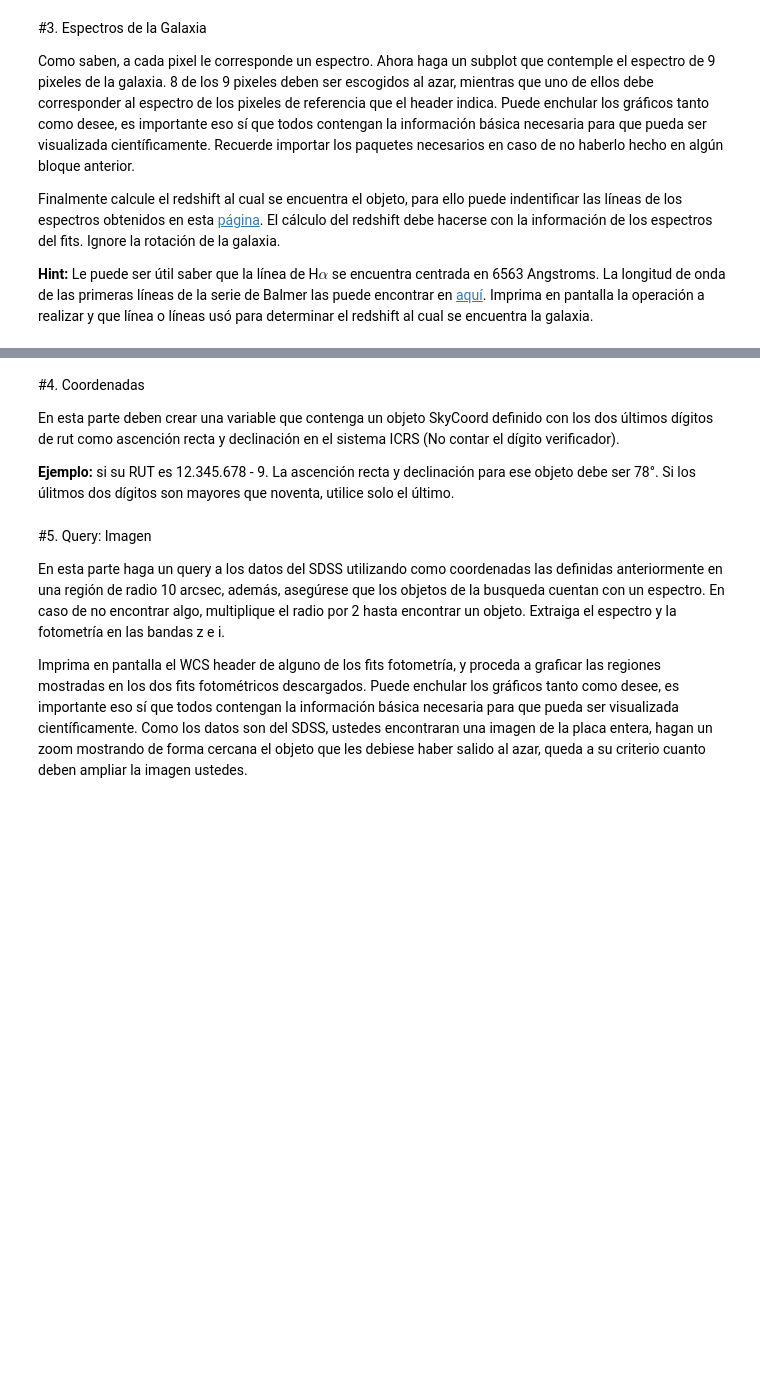
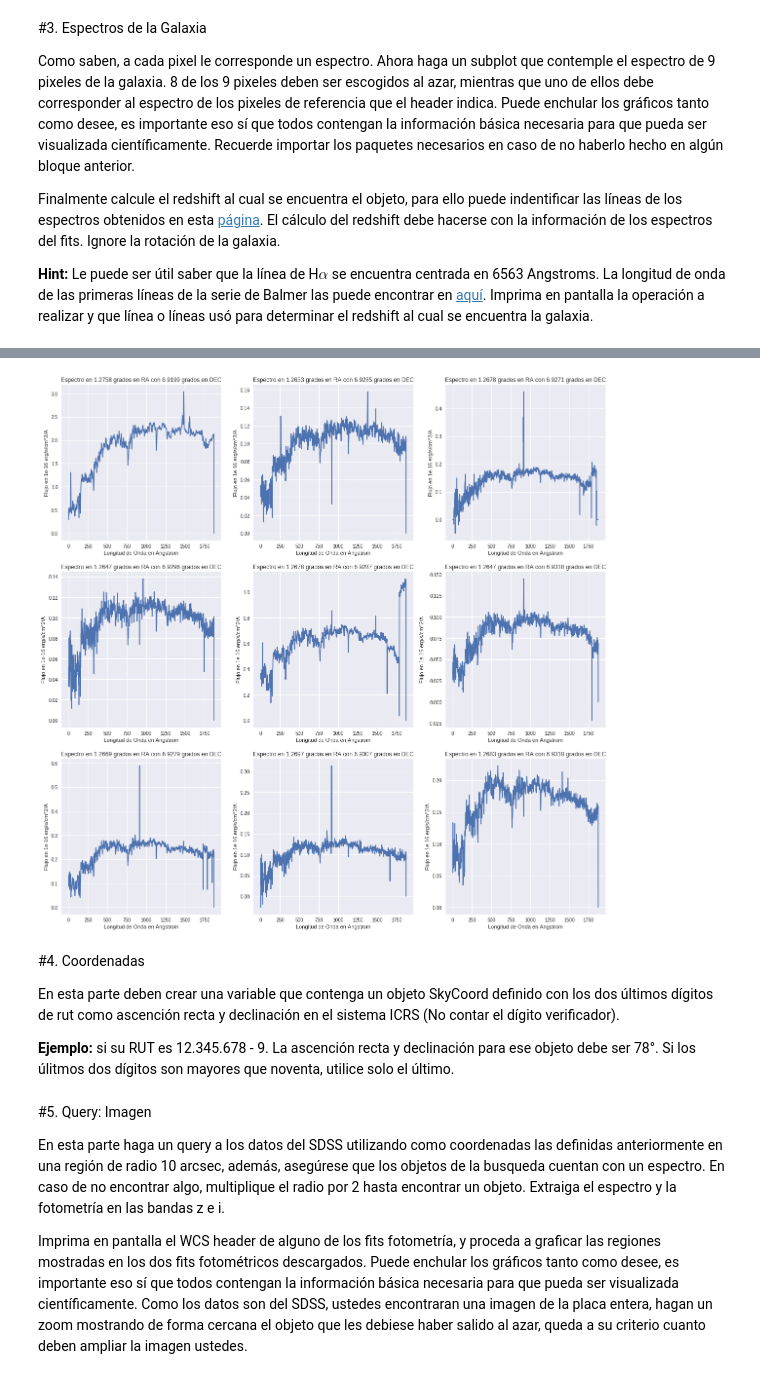
Before and after one commit to kosarrara/minitarea4, a Jupyter notebook: minitarea4.ipynb, the cells around one changed output, grey strips where cells are left out. Cells and saved outputs as stored; diff of their text form; code cells hidden in the pictures; blank space fills up the shorter version.

Commit message:
Importante avance en la 3

```diff
--- a/minitarea4.ipynb
+++ b/minitarea4.ipynb
@@ -122,0 +117,92 @@ plt.plot(WaveLengh,slicingGalaxia)
+# %%
+#Haré un filtro para encontrar la galaxia, haciendo una seleccion con los pixeles que tienen un flujo mayor o igual a 2
+import random
+
+#El intervalo 25,45 y el intervalo 20,40 son los intervalos en pixeles respectivos en los que está
+#la galaxia de la imagen en el eje x e y respectivamente, esto con el fin de evitar que aparezcan
+#Lineas horizontales con flujo 0 en alguno de los gráficos
+
+DEC1=random.randint(25,45)
+DEC2=random.randint(25,45)
+DEC3=random.randint(25,45)
+DEC4=random.randint(25,45)
+DEC5=random.randint(25,45)
+DEC6=random.randint(25,45)
+DEC7=random.randint(25,45)
+DEC8=random.randint(25,45)
+
+RA1=random.randint(20,40)
+RA2=random.randint(20,40)
+RA3=random.randint(20,40)
+RA4=random.randint(20,40)
+RA5=random.randint(20,40)
+RA6=random.randint(20,40)
+RA7=random.randint(20,40)
+RA8=random.randint(20,40)
+
+Recorte1=data[:,DEC1,RA1]
+Recorte2=data[:,DEC2,RA2]
+Recorte3=data[:,DEC3,RA3]
+Recorte4=data[:,DEC4,RA4]
+Recorte5=data[:,DEC5,RA5]
+Recorte6=data[:,DEC6,RA6]
+Recorte7=data[:,DEC7,RA7]
+Recorte8=data[:,DEC8,RA8]
+RecorteReferencia=data[:,header["CRPIX2"],header["CRPIX1"]]
+
+fig, ax=plt.subplots(figsize=(20,20),ncols=3,nrows=3)
+
+ax[0,0].plot(RecorteReferencia)
+ax[0,0].set_xticks((0,250,500,750,1000,1250,1500,1750),(WaveLengh[0],WaveLengh[250],WaveLengh[500],WaveLengh[750],WaveLengh[1000],WaveLengh[1250],WaveLengh[1500],WaveLengh[1750]))
+ax[0,0].set_xlabel("Longitud de Onda en Angstrom")
+ax[0,0].set_ylabel("Flujo en "+units)
+ax[0,0].set_title("Espectro en "+str(round(header["CRVAL1"],4))+" grados en RA con "+str(round(header["CRVAL2"],4))+ " grados en DEC")
+
+ax[0,1].plot(Recorte1)
+ax[0,1].set_title("Espectro en "+str(round(RA[RA1],4))+" grados en RA con "+str(round(DEC[DEC1],4))+ " grados en DEC")
+ax[0,1].set_xticks((0,250,500,750,1000,1250,1500,1750),(WaveLengh[0],WaveLengh[250],WaveLengh[500],WaveLengh[750],WaveLengh[1000],WaveLengh[1250],WaveLengh[1500],WaveLengh[1750]))
+ax[0,1].set_xlabel("Longitud de Onda en Angstrom")
+ax[0,1].set_ylabel("Flujo en "+units)
+
+ax[0,2].plot(Recorte2)
+ax[0,2].set_title("Espectro en "+str(round(RA[RA2],4))+" grados en RA con "+str(round(DEC[DEC2],4))+ " grados en DEC")
+ax[0,2].set_xticks((0,250,500,750,1000,1250,1500,1750),(WaveLengh[0],WaveLengh[250],WaveLengh[500],WaveLengh[750],WaveLengh[1000],WaveLengh[1250],WaveLengh[1500],WaveLengh[1750]))
+ax[0,2].set_xlabel("Longitud de Onda en Angstrom")
+ax[0,2].set_ylabel("Flujo en "+units)
+
+ax[1,0].plot(Recorte3)
+ax[1,0].set_title("Espectro en "+str(round(RA[RA3],4))+" grados en RA con "+str(round(DEC[DEC3],4))+ " grados en DEC")
+ax[1,0].set_xticks((0,250,500,750,1000,1250,1500,1750),(WaveLengh[0],WaveLengh[250],WaveLengh[500],WaveLengh[750],WaveLengh[1000],WaveLengh[1250],WaveLengh[1500],WaveLengh[1750]))
+ax[1,0].set_xlabel("Longitud de Onda en Angstrom")
+ax[1,0].set_ylabel("Flujo en "+units)
+
+ax[1,1].plot(Recorte4)
+ax[1,1].set_title("Espectro en "+str(round(RA[RA4],4))+" grados en RA con "+str(round(DEC[DEC4],4))+ " grados en DEC")
+ax[1,1].set_xticks((0,250,500,750,1000,1250,1500,1750),(WaveLengh[0],WaveLengh[250],WaveLengh[500],WaveLengh[750],WaveLengh[1000],WaveLengh[1250],WaveLengh[1500],WaveLengh[1750]))
+ax[1,1].set_xlabel("Longitud de Onda en Angstrom")
+ax[1,1].set_ylabel("Flujo en "+units)
+
+ax[1,2].plot(Recorte5)
+ax[1,2].set_title("Espectro en "+str(round(RA[RA5],4))+" grados en RA con "+str(round(DEC[DEC5],4))+ " grados en DEC")
+ax[1,2].set_xticks((0,250,500,750,1000,1250,1500,1750),(WaveLengh[0],WaveLengh[250],WaveLengh[500],WaveLengh[750],WaveLengh[1000],WaveLengh[1250],WaveLengh[1500],WaveLengh[1750]))
+ax[1,2].set_xlabel("Longitud de Onda en Angstrom")
+ax[1,2].set_ylabel("Flujo en "+units)
+
+ax[2,0].plot(Recorte6)
+ax[2,0].set_title("Espectro en "+str(round(RA[RA6],4))+" grados en RA con "+str(round(DEC[DEC6],4))+ " grados en DEC")
+ax[2,0].set_xticks((0,250,500,750,1000,1250,1500,1750),(WaveLengh[0],WaveLengh[250],WaveLengh[500],WaveLengh[750],WaveLengh[1000],WaveLengh[1250],WaveLengh[1500],WaveLengh[1750]))
+ax[2,0].set_xlabel("Longitud de Onda en Angstrom")
+ax[2,0].set_ylabel("Flujo en "+units)
+
+ax[2,1].plot(Recorte7)
+ax[2,1].set_title("Espectro en "+str(round(RA[RA7],4))+" grados en RA con "+str(round(DEC[DEC7],4))+ " grados en DEC")
+ax[2,1].set_xticks((0,250,500,750,1000,1250,1500,1750),(WaveLengh[0],WaveLengh[250],WaveLengh[500],WaveLengh[750],WaveLengh[1000],WaveLengh[1250],WaveLengh[1500],WaveLengh[1750]))
+ax[2,1].set_xlabel("Longitud de Onda en Angstrom")
+ax[2,1].set_ylabel("Flujo en "+units)
+
+ax[2,2].plot(Recorte8)
+ax[2,2].set_title("Espectro en "+str(round(RA[RA8],4))+" grados en RA con "+str(round(DEC[DEC8],4))+ " grados en DEC")
+ax[2,2].set_xticks((0,250,500,750,1000,1250,1500,1750),(WaveLengh[0],WaveLengh[250],WaveLengh[500],WaveLengh[750],WaveLengh[1000],WaveLengh[1250],WaveLengh[1500],WaveLengh[1750]))
+ax[2,2].set_xlabel("Longitud de Onda en Angstrom")
+ax[2,2].set_ylabel("Flujo en "+units)
+# %% [output]
@@ -123,3 +210,4 @@ plt.plot(WaveLengh,slicingGalaxia)
+[figure, added]
 # %% [markdown]
 #4. Coordenadas
 
```
Also changed, not shown: parts of 3 cells of this notebook.
